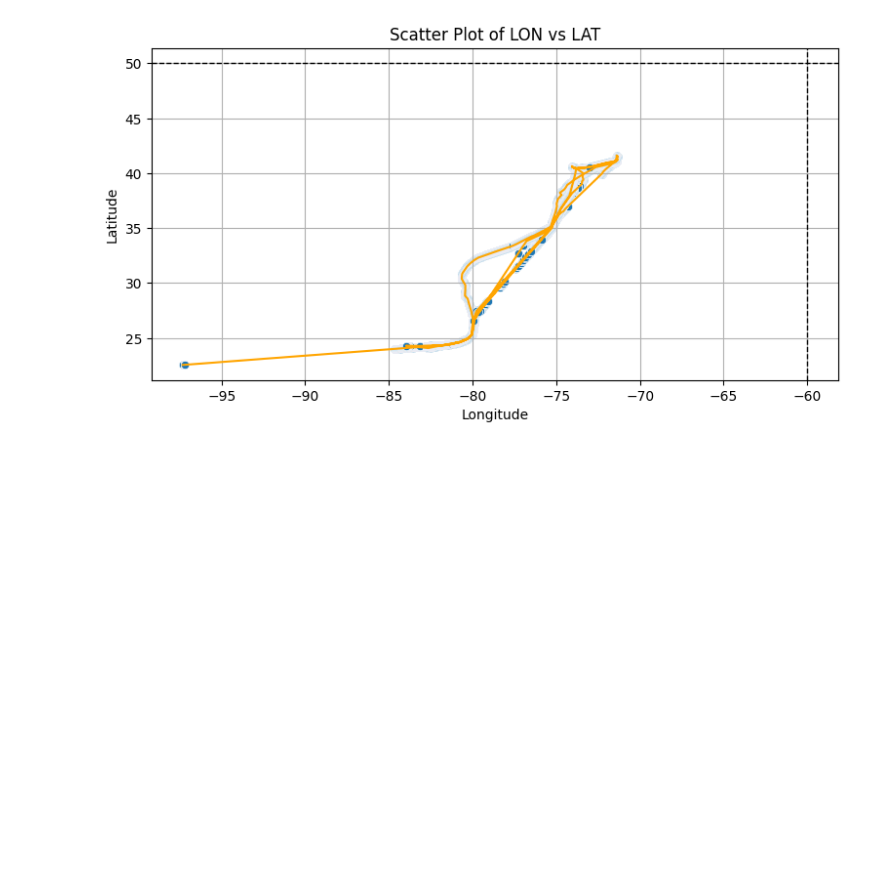
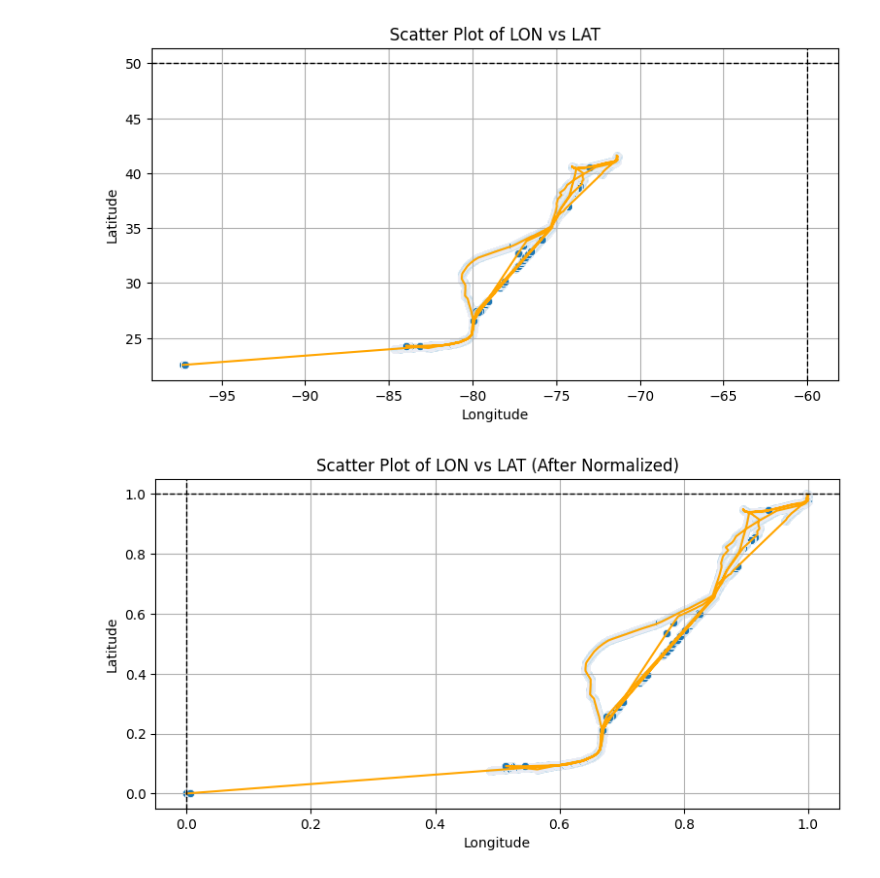
Before and after one commit to ariqzuhdi/cnn-lstm-se, a Jupyter notebook: model_final.ipynb, the cells around one changed output. Cells and saved outputs as stored; diff of their text form; code cells hidden in the pictures; blank space fills up the shorter version.

```diff
--- a/model_final.ipynb
+++ b/model_final.ipynb
@@ -90,6 +90,29 @@ plt.show()
 scalers = {col: MinMaxScaler() for col in ['LAT', 'LON', 'SOG', 'COG']}
 for col, scaler in scalers.items():
     data[[col]] = scaler.fit_transform(data[[col]])
+# %%
+# Create the figure and subplot
+plt.figure(figsize=(20, 15))
+plt.subplot(3, 2, 3)
+
+# Plot the scatter points
+sns.scatterplot(x='LON', y='LAT', data=data)
+plt.title('Scatter Plot of LON vs LAT (After Normalized)')
+plt.xlabel('Longitude')
+plt.ylabel('Latitude')
+
+# Add lines connecting the points
+plt.plot(data['LON'], data['LAT'], linestyle='-', color='orange')  # Draw straight lines between points
+
+# Add Cartesian grid lines
+plt.axhline(y=1, color='black', linestyle='--', linewidth=1)  # Horizontal line at y=0 (x-axis)
+plt.axvline(x=-0, color='black', linestyle='--', linewidth=1)  # Vertical line at x=0 (y-axis)
+plt.grid(True)  # Enable the grid
+
+# Show the plot
+plt.show()
+# %% [output]
+[figure, added]
 # %%
 # Create sequences for training
 SEQ_LENGTH = 10
```
Also changed, not shown: parts of 7 cells of this notebook.
